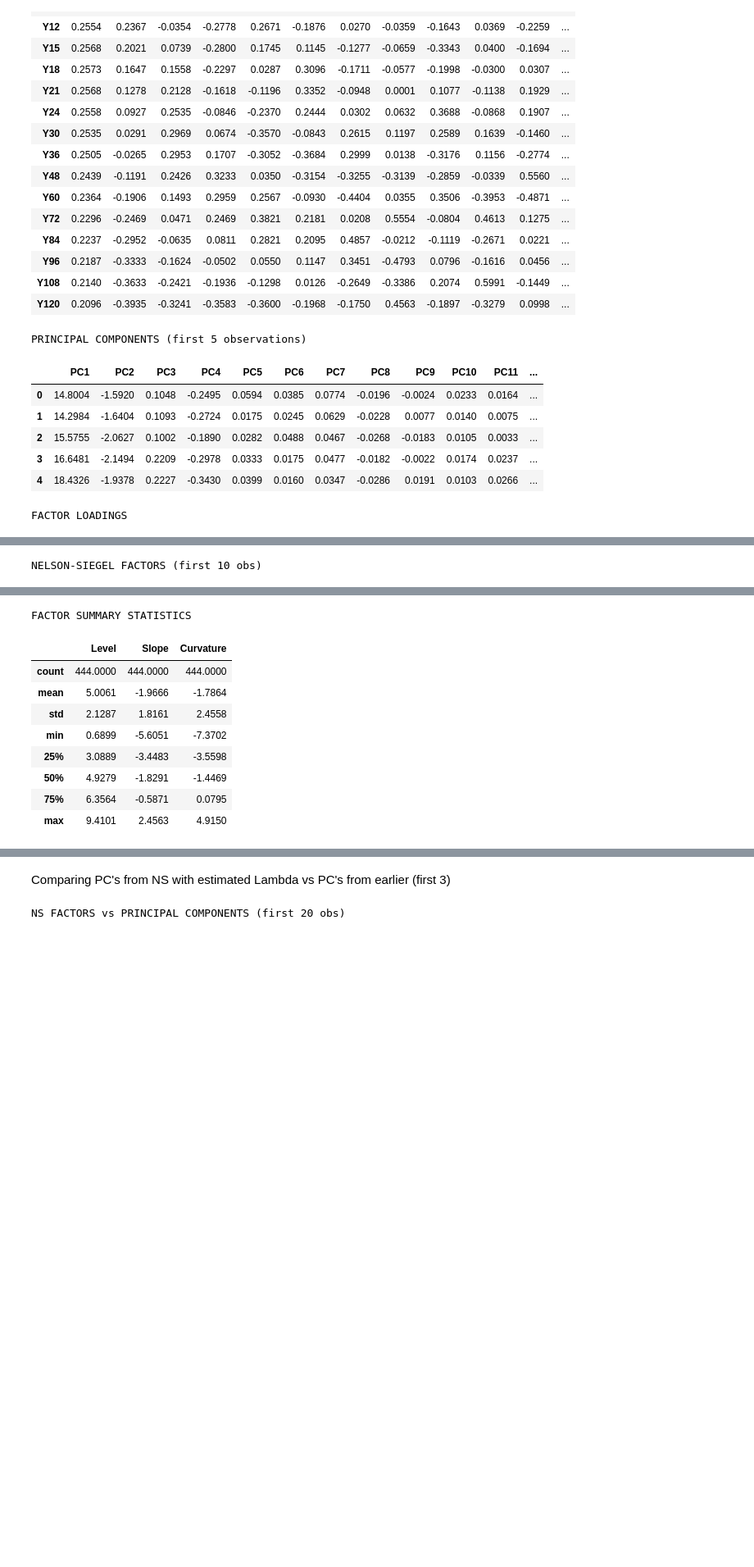
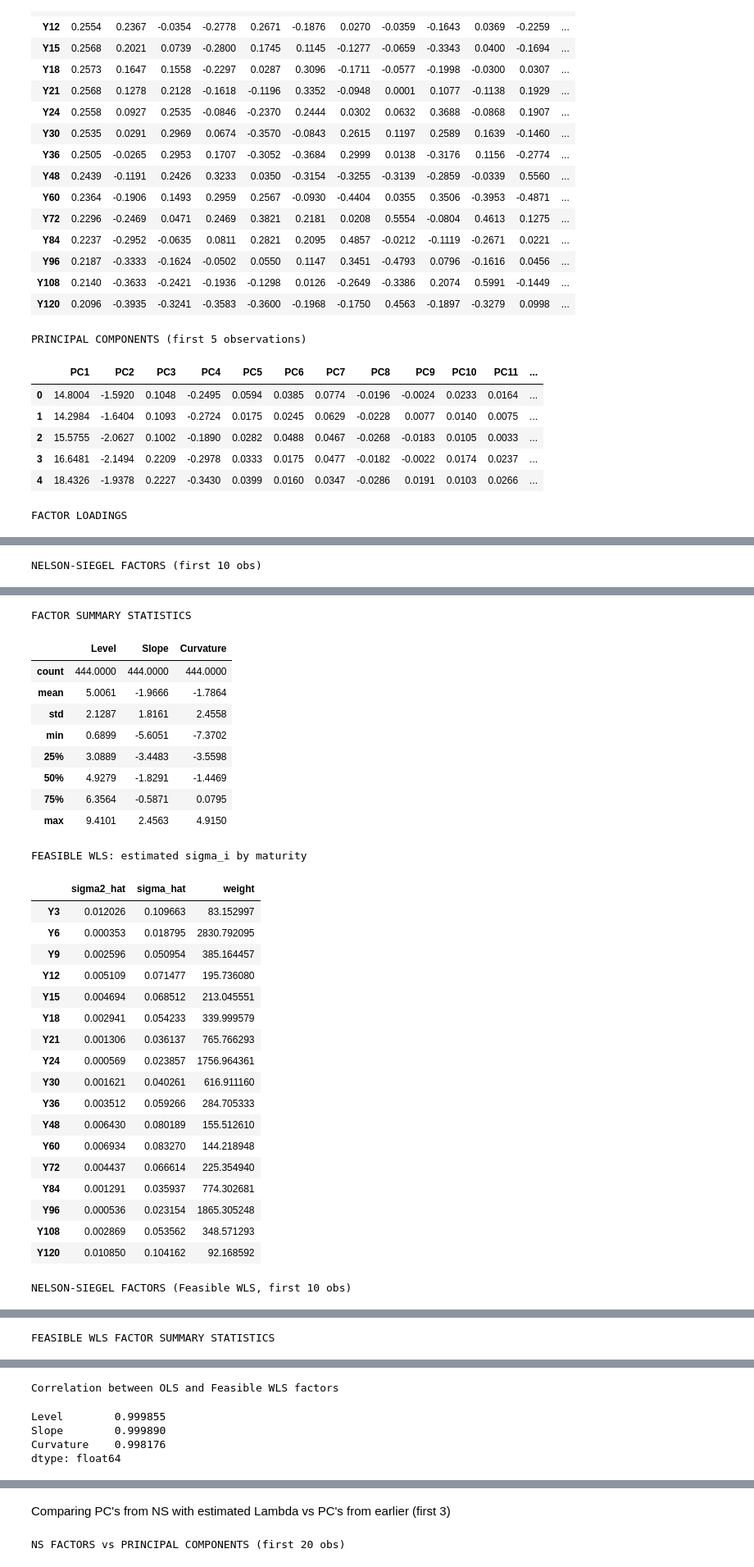
Before and after one commit to bashkip/qmf_a2, a Jupyter notebook: main.ipynb, the cells around one changed output, grey strips where cells are left out. Shown at 82% size. Saved outputs shown, nothing was run; the diff lists cells and outputs as text; code cells hidden in the pictures; blank space fills up the shorter version.

```diff
--- a/main.ipynb
+++ b/main.ipynb
@@ -373,6 +373,10 @@ PRINCIPAL COMPONENTS (first 5 observations)
 | 4 | 18.4326 | -1.9378 | 0.2227 | -0.3430 | 0.0399 | 0.0160 | 0.0347 | -0.0286 | 0.0191 | 0.0103 | 0.0266 | ... |
 # %%
 # Extract maturities (e.g., Y003 -> 3)
+import statsmodels.api as sm
+import numpy as np
+import pandas as pd
+
 maturities = np.array([int(col[1:]) for col in yield_cols])
 
 # Fixed lambda
@@ -403,6 +407,53 @@ display(factors_df.head(10).round(4))
 
 print("\nFACTOR SUMMARY STATISTICS")
 display(factors_df.describe().round(4))
+
+
+# ===== FEASIBLE WLS (using OLS residuals) =====
+
+# Ensure yields are aligned with the same column order used for maturities/L
+Y = yields_only[yield_cols].to_numpy()   # shape (T, N)
+T, N = Y.shape
+
+# --- Step 1 already done: OLS factors are in `factors` (T x 3) ---
+
+# Compute OLS fitted values and residuals: e_t = y_t - L f_t
+Y_hat_ols = factors @ L.T               # (T x N)
+E = Y - Y_hat_ols                       # (T x N)
+
+# --- Step 2: estimate maturity-specific variances sigma_i^2 across time ---
+sigma2_hat = (E**2).mean(axis=0)        # (N,)
+sigma2_hat = np.maximum(sigma2_hat, 1e-12)  # numerical safety
+w = 1.0 / sigma2_hat                    # WLS weights (N,)
+
+sigma_df = pd.DataFrame(
+    {"sigma2_hat": sigma2_hat, "sigma_hat": np.sqrt(sigma2_hat), "weight": w},
+    index=yield_cols
+)
+
+print("\nFEASIBLE WLS: estimated sigma_i by maturity")
+display(sigma_df.round(8))
+
+# --- Step 3: re-estimate factors each month by WLS with weights 1/sigma_i^2 ---
+factors_wls = np.zeros_like(factors)    # (T x 3)
+
+for t in range(T):
+    y_t = Y[t, :]                       # (N,)
+    res_wls = sm.WLS(y_t, L, weights=w).fit()
+    factors_wls[t, :] = res_wls.params
+
+factors_wls_df = pd.DataFrame(
+    factors_wls, index=data_df["Month"], columns=["Level", "Slope", "Curvature"]
+)
+
+print("\nNELSON-SIEGEL FACTORS (Feasible WLS, first 10 obs)")
+display(factors_wls_df.head(10).round(4))
+
+print("\nFEASIBLE WLS FACTOR SUMMARY STATISTICS")
+display(factors_wls_df.describe().round(4))
+
+print("\nCorrelation between OLS and Feasible WLS factors")
+display(factors_df.corrwith(factors_wls_df).round(6))
 # %% [output]
 FACTOR LOADINGS
 |  | Level | Slope | Curvature |
@@ -419,30 +470,50 @@ FACTOR LOADINGS
 | Y48 | 1.0 | 0.3237 | 0.2699 |
 | Y60 | 1.0 | 0.2666 | 0.2407 |
 | Y72 | 1.0 | 0.2252 | 0.2128 |
 | Y84 | 1.0 | 0.1943 | 0.1883 |
 | Y96 | 1.0 | 0.1706 | 0.1677 |
 | Y108 | 1.0 | 0.1518 | 0.1504 |
 | Y120 | 1.0 | 0.1367 | 0.1361 |
 NELSON-SIEGEL FACTORS (first 10 obs)
 |  | Level | Slope | Curvature |
 | Month |  |  |  |
 | 1988M01 | 8.6232 | -2.7307 | -0.2152 |
 | 1988M02 | 8.5540 | -2.8051 | -0.2932 |
 | 1988M03 | 9.0657 | -3.1406 | -0.4772 |
 | 1988M04 | 9.2171 | -3.1864 | 0.1182 |
 | 1988M05 | 9.4101 | -2.8877 | 0.5613 |
 | 1988M06 | 8.9937 | -2.3934 | 0.3633 |
 | 1988M07 | 9.2263 | -2.1839 | 0.4280 |
 | 1988M08 | 9.2335 | -1.7178 | 0.6109 |
 | 1988M09 | 8.8401 | -1.3675 | 0.4591 |
 | 1988M10 | 8.6225 | -1.1282 | 0.1219 |
 FACTOR SUMMARY STATISTICS
 |  | Level | Slope | Curvature |
 | count | 444.0000 | 444.0000 | 444.0000 |
 | mean | 5.0061 | -1.9666 | -1.7864 |
 | std | 2.1287 | 1.8161 | 2.4558 |
 | min | 0.6899 | -5.6051 | -7.3702 |
 | 25% | 3.0889 | -3.4483 | -3.5598 |
 | 50% | 4.9279 | -1.8291 | -1.4469 |
 | 75% | 6.3564 | -0.5871 | 0.0795 |
 | max | 9.4101 | 2.4563 | 4.9150 |
+FEASIBLE WLS: estimated sigma_i by maturity
+|  | sigma2_hat | sigma_hat | weight |
+| Y3 | 0.012026 | 0.109663 | 83.152997 |
+| Y6 | 0.000353 | 0.018795 | 2830.792095 |
+| Y9 | 0.002596 | 0.050954 | 385.164457 |
+| Y12 | 0.005109 | 0.071477 | 195.736080 |
+| Y15 | 0.004694 | 0.068512 | 213.045551 |
+| Y18 | 0.002941 | 0.054233 | 339.999579 |
+| Y21 | 0.001306 | 0.036137 | 765.766293 |
+| Y24 | 0.000569 | 0.023857 | 1756.964361 |
+| Y30 | 0.001621 | 0.040261 | 616.911160 |
+| Y36 | 0.003512 | 0.059266 | 284.705333 |
+| Y48 | 0.006430 | 0.080189 | 155.512610 |
+| Y60 | 0.006934 | 0.083270 | 144.218948 |
+| Y72 | 0.004437 | 0.066614 | 225.354940 |
+| Y84 | 0.001291 | 0.035937 | 774.302681 |
+| Y96 | 0.000536 | 0.023154 | 1865.305248 |
+| Y108 | 0.002869 | 0.053562 | 348.571293 |
+| Y120 | 0.010850 | 0.104162 | 92.168592 |
+NELSON-SIEGEL FACTORS (Feasible WLS, first 10 obs)
@@ -448,0 +532 @@ FACTOR SUMMARY STATISTICS
+FEASIBLE WLS FACTOR SUMMARY STATISTICS
@@ -449,3 +542,8 @@ FACTOR SUMMARY STATISTICS
+Correlation between OLS and Feasible WLS factors
+Level        0.999855
+Slope        0.999890
+Curvature    0.998176
+dtype: float64
 # %%
 # ===== NELSON-SIEGEL WITH ESTIMATED LAMBDA =====
 def ns_loadings(lam, tau):
```
Also changed, not shown: parts of 3 cells of this notebook.
